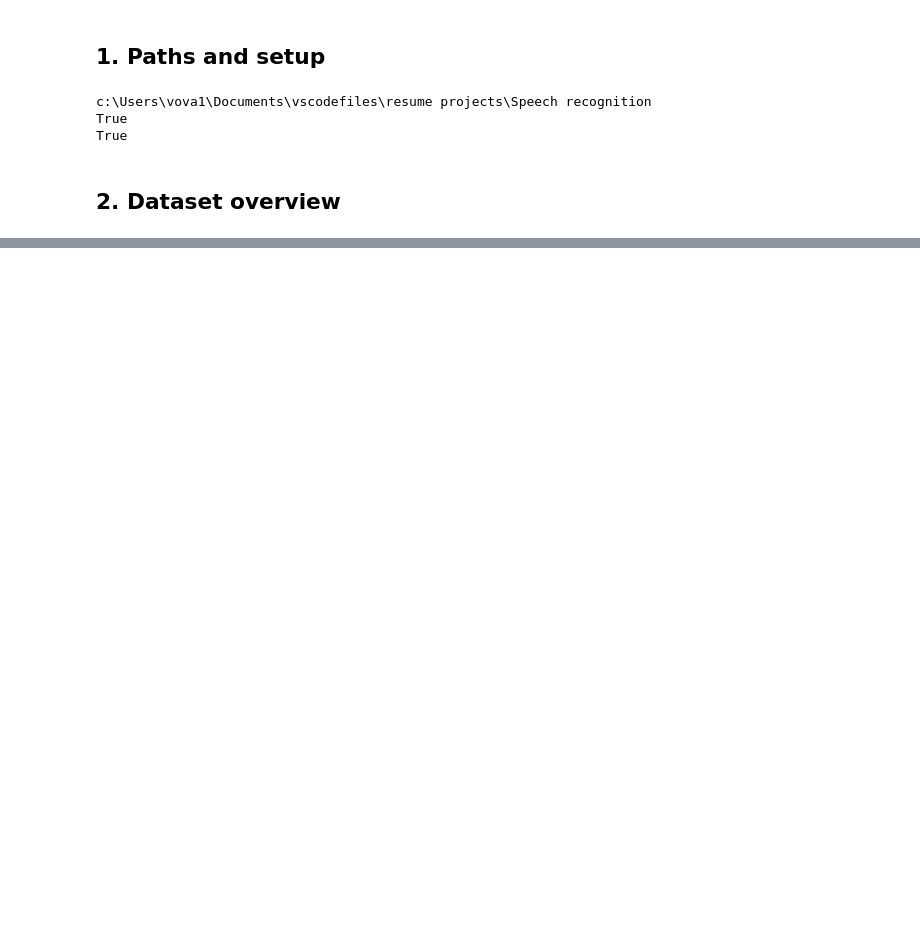
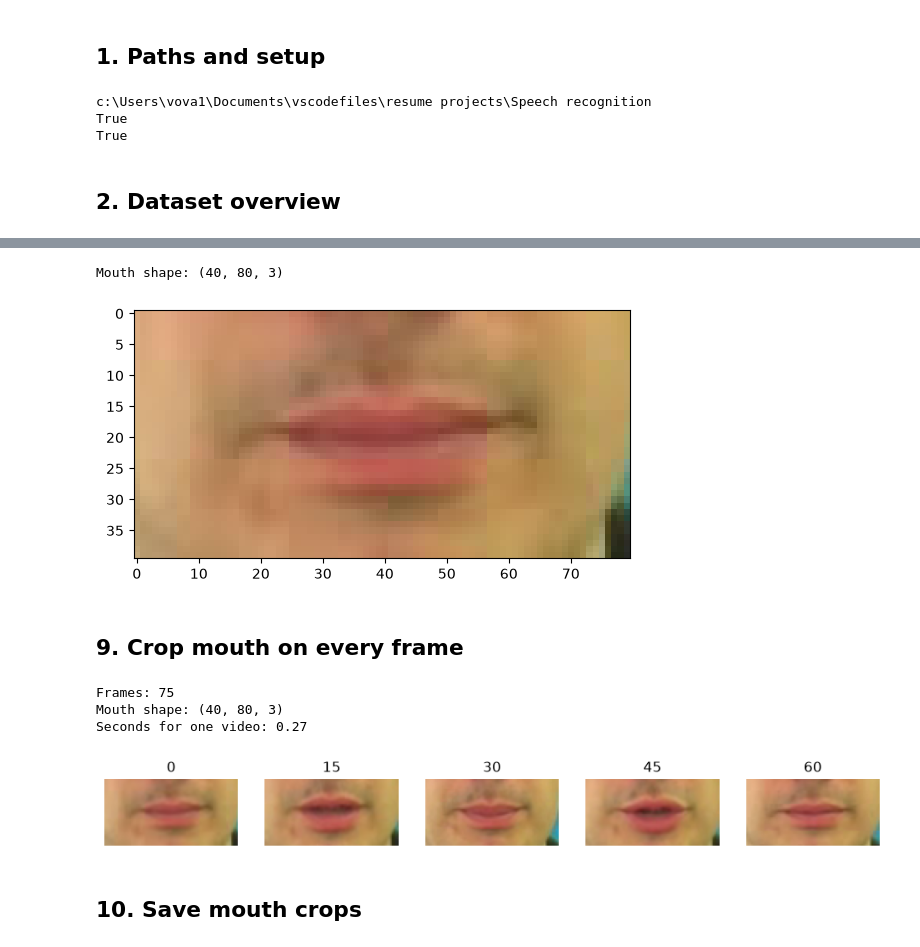
Before and after one commit to Vlvasile/lip-reading-grid, a Jupyter notebook: notebooks/01_load_data.ipynb, the cells around one changed output, grey strips where cells are left out. Drawn from its saved outputs; the diff is of its cells as text; code cells hidden in the pictures; blank space fills up the shorter version.

```diff
--- a/notebooks/01_load_data.ipynb
+++ b/notebooks/01_load_data.ipynb
@@ -68,0 +335,19 @@ Unique words: 53
+# %%
+CROP_WIDTH = 80
+CROP_HEIGHT = 40
+
+left = center_x - CROP_WIDTH // 2
+right = center_x + CROP_WIDTH // 2
+top = center_y - CROP_HEIGHT // 2
+bottom = center_y + CROP_HEIGHT // 2
+
+mouth = rgb_frame[top:bottom, left:right]
+
+print("Mouth shape:", mouth.shape)
+plt.imshow(mouth)
+plt.show()
+# %% [output]
+Mouth shape: (40, 80, 3)
+[figure, added]
+# %% [markdown]
+## 9. Crop mouth on every frame
@@ -68,0 +381,55 @@ Unique words: 53
+# %%
+import time
+
+
+def crop_video(path):
+    frames = read_video(path)
+
+    face_mesh = mp.solutions.face_mesh.FaceMesh(
+        static_image_mode=False,
+        max_num_faces=1,
+    )
+
+    mouths = []
+    for frame in frames:
+        rgb_frame = cv2.cvtColor(frame, cv2.COLOR_BGR2RGB)
+        results = face_mesh.process(rgb_frame)
+
+        if results.multi_face_landmarks is None:
+            face_mesh.close()
+            return None
+
+        landmarks = results.multi_face_landmarks[0].landmark
+        mouth = crop_mouth(rgb_frame, landmarks)
+        mouths.append(mouth)
+
+    face_mesh.close()
+    return mouths
+
+
+start = time.time()
+mouths = crop_video(clean_videos[0])
+seconds = time.time() - start
+
+print("Frames:", len(mouths))
+print("Mouth shape:", mouths[0].shape)
+print("Seconds for one video:", round(seconds, 2))
+# %% [output]
+Frames: 75
+Mouth shape: (40, 80, 3)
+Seconds for one video: 0.27
+# %%
+frame_numbers = [0, 15, 30, 45, 60]
+
+fig, axes = plt.subplots(1, 5, figsize=(12, 2))
+
+for i, frame_number in enumerate(frame_numbers):
+    axes[i].imshow(mouths[frame_number])
+    axes[i].set_title(frame_number)
+    axes[i].axis("off")
+
+plt.show()
+# %% [output]
+[figure, added]
+# %% [markdown]
+## 10. Save mouth crops
```
Also changed, not shown: parts of 35 cells of this notebook, 2 other files.
